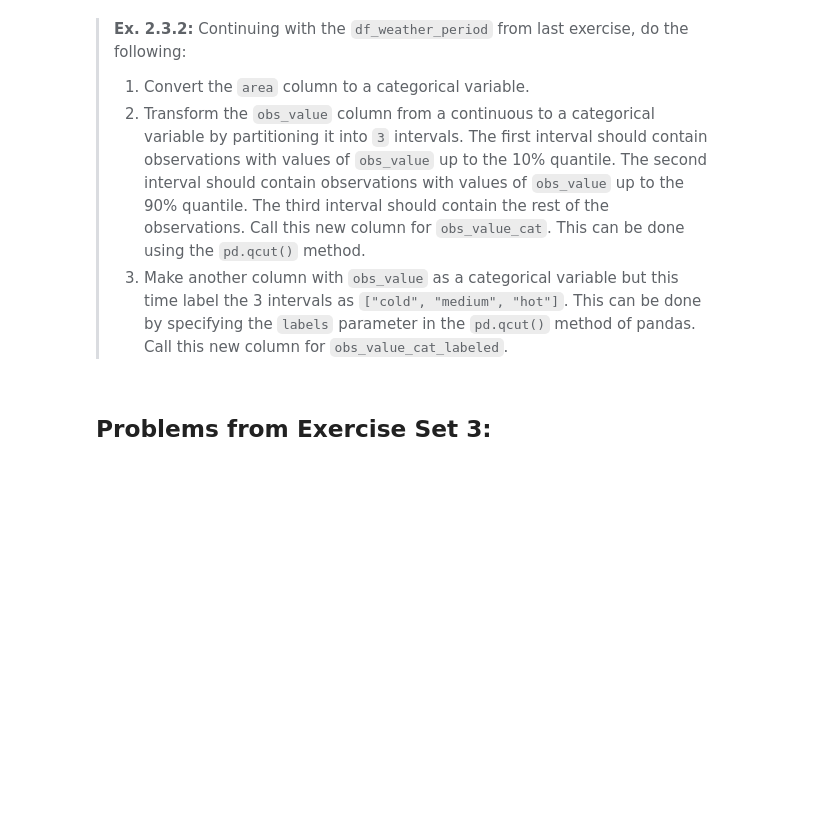
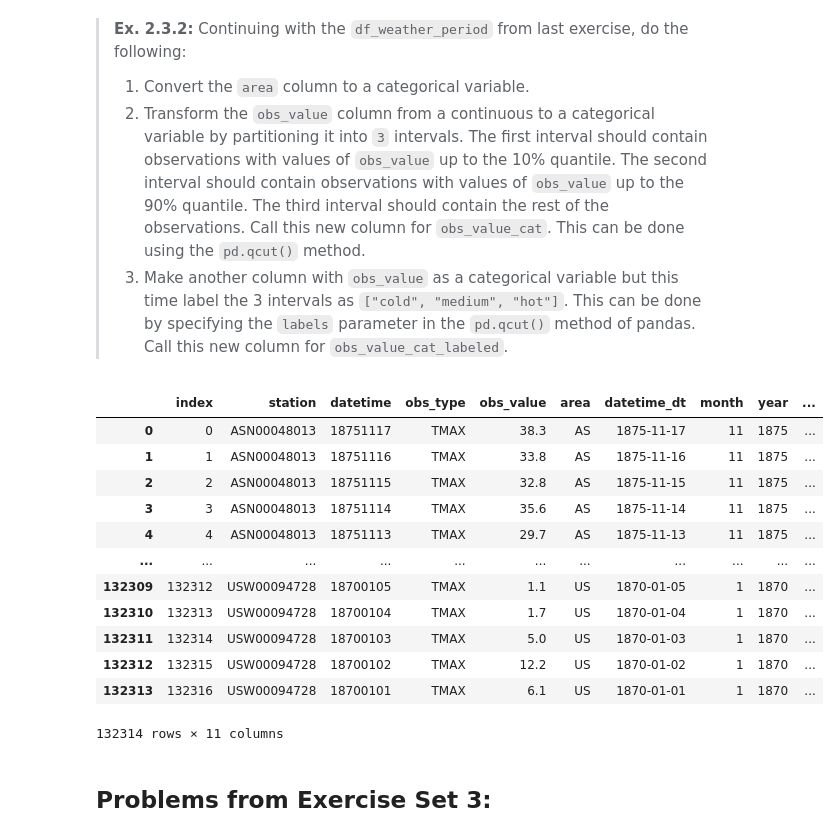
Before and after one commit to danawang10/isds29, a Jupyter notebook: assignment1/Kim/assignment_1_kim.ipynb, the cells around one changed output. Cells and saved outputs as stored; diff of their text form; code cells hidden in the pictures; blank space fills up the shorter version.

```diff
--- a/assignment1/Kim/assignment_1_kim.ipynb
+++ b/assignment1/Kim/assignment_1_kim.ipynb
@@ -126,3 +206,24 @@ raise NotImplementedError()
+# %%
+# YOUR CODE HERE
+df_weather_period['area']=df_weather_period['area'].astype('category')
+
+df_weather_period['obs_value_cat']=pd.qcut(df_weather_period.obs_value, q=[0,0.10,0.9,1])
+df_weather_period['obs_value_cat_labeled']=pd.qcut(df_weather_period.obs_value, q=[0,0.10,0.9,1], labels=["cold", "medium", "hot"])
+df_weather_period
+# %% [output]
+|  | index | station | datetime | obs_type | obs_value | area | datetime_dt | month | year | ... |
+| 0 | 0 | ASN00048013 | 18751117 | TMAX | 38.3 | AS | 1875-11-17 | 11 | 1875 | ... |
+| 1 | 1 | ASN00048013 | 18751116 | TMAX | 33.8 | AS | 1875-11-16 | 11 | 1875 | ... |
+| 2 | 2 | ASN00048013 | 18751115 | TMAX | 32.8 | AS | 1875-11-15 | 11 | 1875 | ... |
+| 3 | 3 | ASN00048013 | 18751114 | TMAX | 35.6 | AS | 1875-11-14 | 11 | 1875 | ... |
+| 4 | 4 | ASN00048013 | 18751113 | TMAX | 29.7 | AS | 1875-11-13 | 11 | 1875 | ... |
+| ... | ... | ... | ... | ... | ... | ... | ... | ... | ... | ... |
+| 132309 | 132312 | USW00094728 | 18700105 | TMAX | 1.1 | US | 1870-01-05 | 1 | 1870 | ... |
+| 132310 | 132313 | USW00094728 | 18700104 | TMAX | 1.7 | US | 1870-01-04 | 1 | 1870 | ... |
+| 132311 | 132314 | USW00094728 | 18700103 | TMAX | 5.0 | US | 1870-01-03 | 1 | 1870 | ... |
+| 132312 | 132315 | USW00094728 | 18700102 | TMAX | 12.2 | US | 1870-01-02 | 1 | 1870 | ... |
+| 132313 | 132316 | USW00094728 | 18700101 | TMAX | 6.1 | US | 1870-01-01 | 1 | 1870 | ... |
+132314 rows × 11 columns
 # %% [markdown]
 ## Problems from Exercise Set 3:
 # %% [markdown]
```
Also changed, not shown: parts of 12 cells of this notebook, 3 other files.
